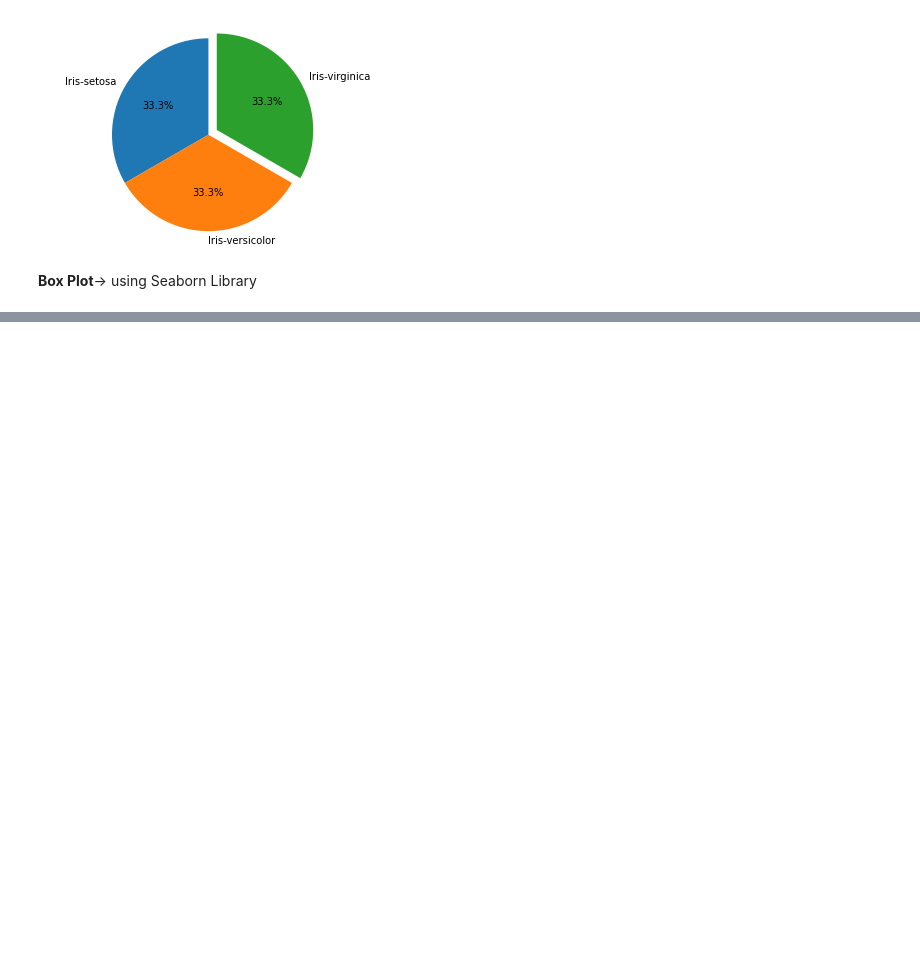
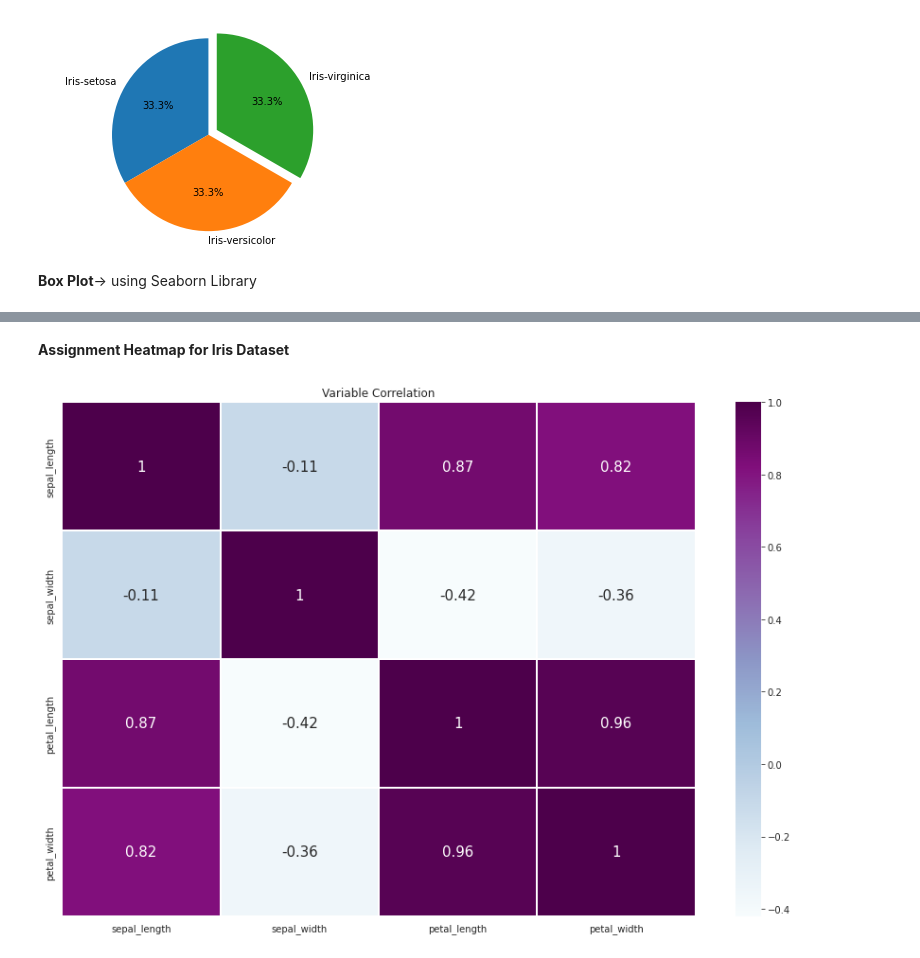
Before and after one commit to AyeshaAreej/Machine-Learning-Python-, a Jupyter notebook: Graphs.ipynb, the cells around one changed output, grey strips where cells are left out. Drawn from its saved outputs; the diff is of its cells as text; code cells hidden in the pictures; blank space fills up the shorter version.

```diff
--- a/Graphs.ipynb
+++ b/Graphs.ipynb
@@ -147,0 +164,10 @@ plt.show()
+# %% [markdown]
+**Assignment Heatmap for Iris Dataset**
+# %%
+plt.figure(figsize=(15,10))
+sns.heatmap(data.corr(), cmap='BuPu', linewidth=1, annot=True, annot_kws={"size":15})
+#cmap values can be (Blues, Greens , coolwarm)
+plt.title("Variable Correlation")
+plt.savefig('IRISHeatmap.png')
+# %% [output]
+[figure, added]
```
Also changed, not shown: parts of 3 cells of this notebook.
